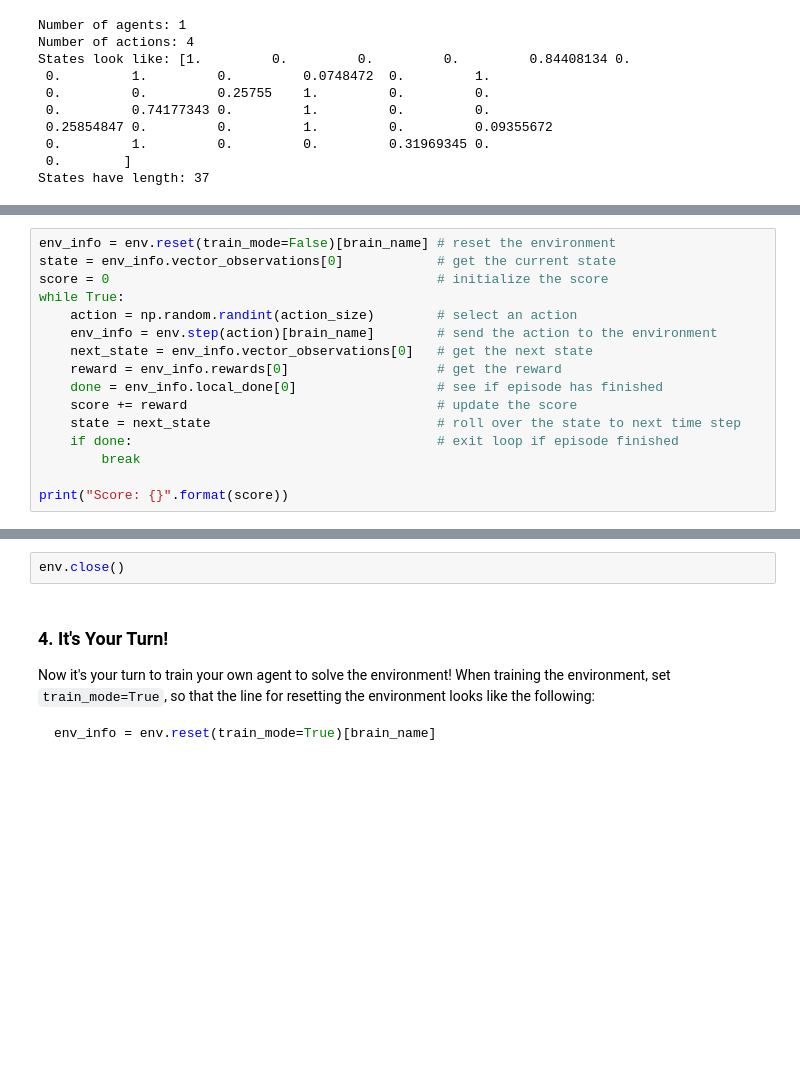
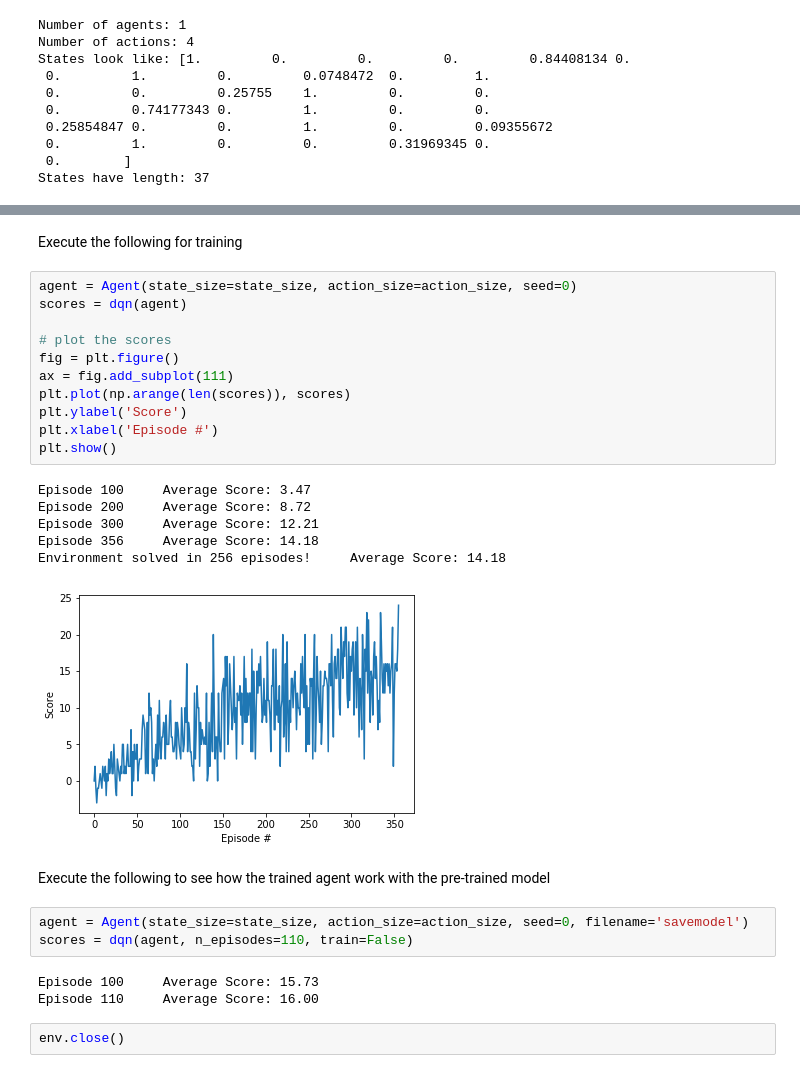
Before and after one commit to hc167/Navigation, a Jupyter notebook: Navigation.ipynb, the cells around one changed output, grey strips where cells are left out. Cells and saved outputs as stored; diff of their text form; blank space fills up the shorter version.

````diff
--- a/Navigation.ipynb
+++ b/Navigation.ipynb
@@ -101,16 +96,0 @@ Of course, as part of the project, you'll have to change the code so that the ag
-# %%
-env_info = env.reset(train_mode=False)[brain_name] # reset the environment
-state = env_info.vector_observations[0]            # get the current state
-score = 0                                          # initialize the score
-while True:
-    action = np.random.randint(action_size)        # select an action
-    env_info = env.step(action)[brain_name]        # send the action to the environment
-    next_state = env_info.vector_observations[0]   # get the next state
-    reward = env_info.rewards[0]                   # get the reward
-    done = env_info.local_done[0]                  # see if episode has finished
-    score += reward                                # update the score
-    state = next_state                             # roll over the state to next time step
-    if done:                                       # exit loop if episode finished
-        break
-
-print("Score: {}".format(score))
@@ -121,9 +143,30 @@ When finished, you can close the environment.
+# %% [markdown]
+Execute the following for training
+# %%
+agent = Agent(state_size=state_size, action_size=action_size, seed=0)
+scores = dqn(agent)
+
+# plot the scores
+fig = plt.figure()
+ax = fig.add_subplot(111)
+plt.plot(np.arange(len(scores)), scores)
+plt.ylabel('Score')
+plt.xlabel('Episode #')
+plt.show()
+# %% [output]
+Episode 100     Average Score: 3.47
+Episode 200     Average Score: 8.72
+Episode 300     Average Score: 12.21
+Episode 356     Average Score: 14.18
+Environment solved in 256 episodes!     Average Score: 14.18
+[figure, added]
+# %% [markdown]
+Execute the following to see how the trained agent work with the pre-trained model
+# %%
+agent = Agent(state_size=state_size, action_size=action_size, seed=0, filename='savemodel')
+scores = dqn(agent, n_episodes=110, train=False)
+# %% [output]
+Episode 100     Average Score: 15.73
+Episode 110     Average Score: 16.00
 # %%
 env.close()
-# %% [markdown]
-### 4. It's Your Turn!
-
-Now it's your turn to train your own agent to solve the environment!  When training the environment, set `train_mode=True`, so that the line for resetting the environment looks like the following:
-```python
-env_info = env.reset(train_mode=True)[brain_name]
-```
````
Also changed, not shown: parts of 6 cells of this notebook, 5 other files.
